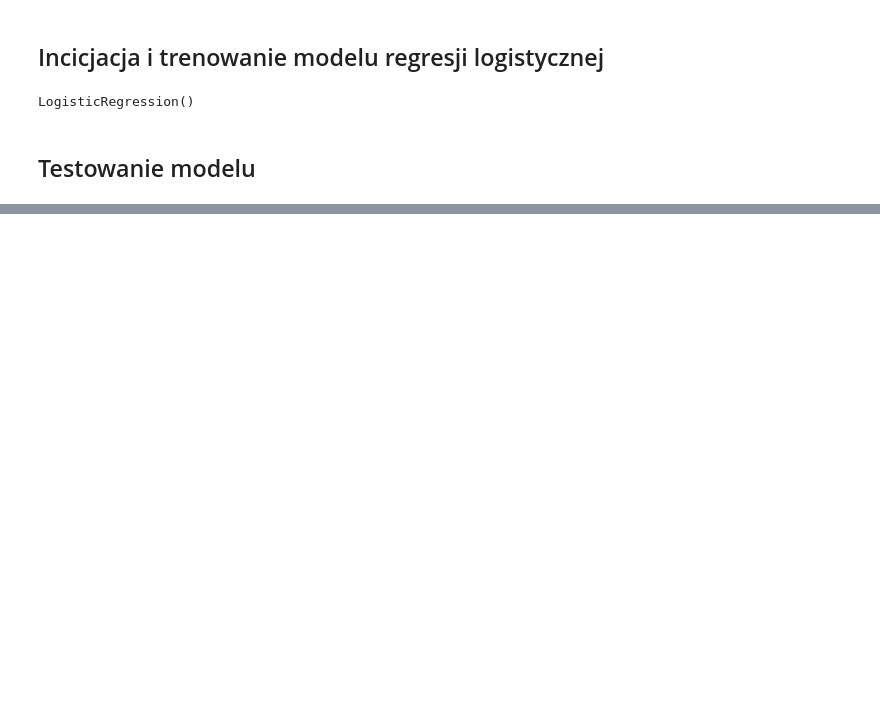
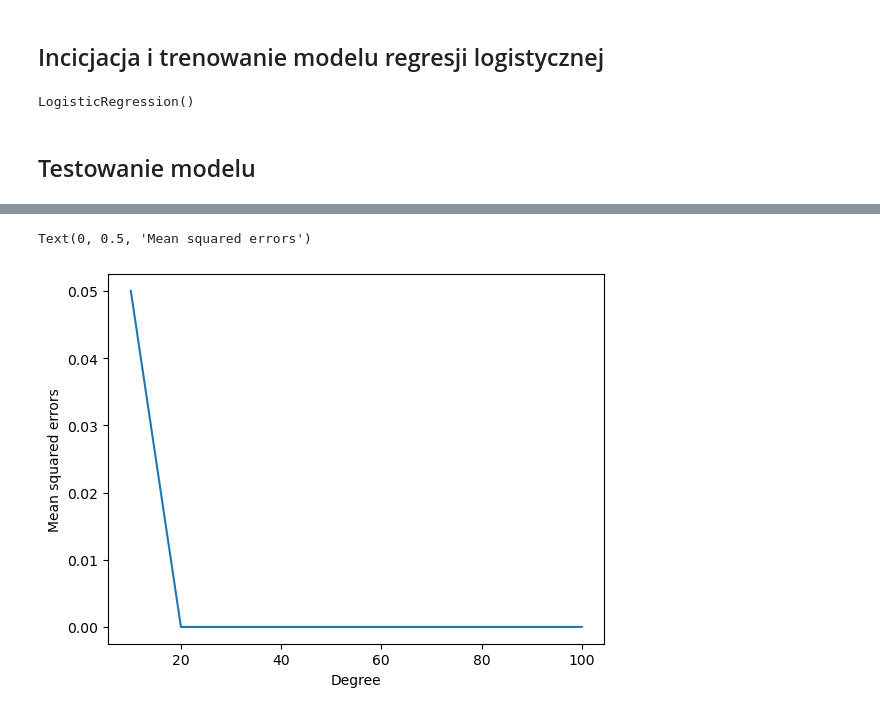
Before and after one commit to ImperTator644/kwd, a Jupyter notebook: projekt/kaczynski_blicharz.ipynb, the cells around one changed output, grey strips where cells are left out. Cells and saved outputs as stored; diff of their text form; code cells hidden in the pictures; blank space fills up the shorter version.

```diff
--- a/projekt/kaczynski_blicharz.ipynb
+++ b/projekt/kaczynski_blicharz.ipynb
@@ -185,0 +289,22 @@ print(confusion_matrix(parkinson_test.target, parkinson_logistic.predict(parkins
+# %%
+mean_squared_errors = []
+accuracy_scores = []
+numbers = []
+
+pt = PolynomialFeatures(3)
+parkinson_train_logistic_poly = pt.fit_transform(parkinson_train.data)
+parkinson_test_logistic_poly = pt.fit_transform(parkinson_test.data)
+# %%
+for i in range(10, 101, 10):
+    rfe = RFE(estimator=LogisticRegression(max_iter=1000), n_features_to_select=i)
+    rfe.fit(parkinson_train_logistic_poly, parkinson_train.target)
+    mean_squared_errors.append(mean_squared_error(parkinson_test.target, rfe.predict(parkinson_test_logistic_poly)))
+    accuracy_scores.append(rfe.score(parkinson_test_logistic_poly, parkinson_test.target))
+    numbers.append(i)
+# %%
+plt.plot(numbers,mean_squared_errors)
+plt.xlabel("Degree")
+plt.ylabel("Mean squared errors")
+# %% [output]
+Text(0, 0.5, 'Mean squared errors')
+[figure, added]
```
Also changed, not shown: parts of 28 cells of this notebook, 3 other files.
